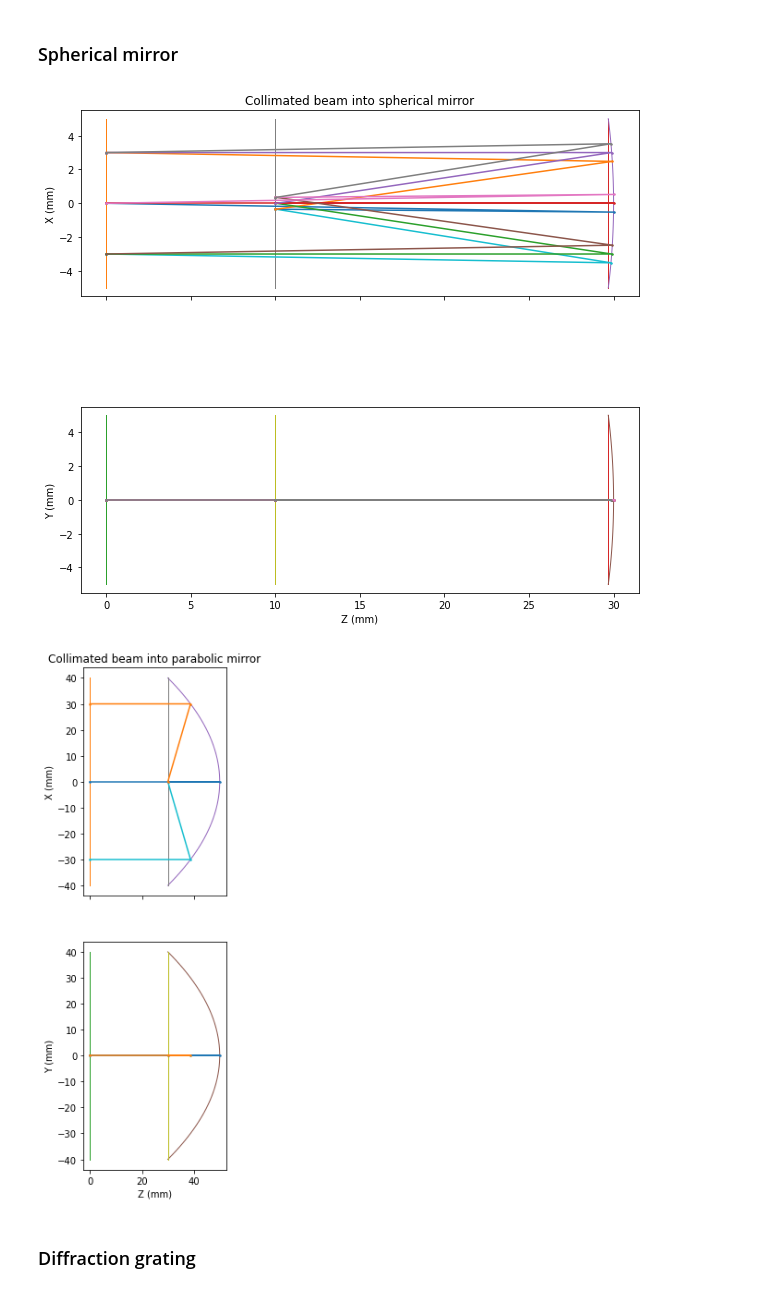
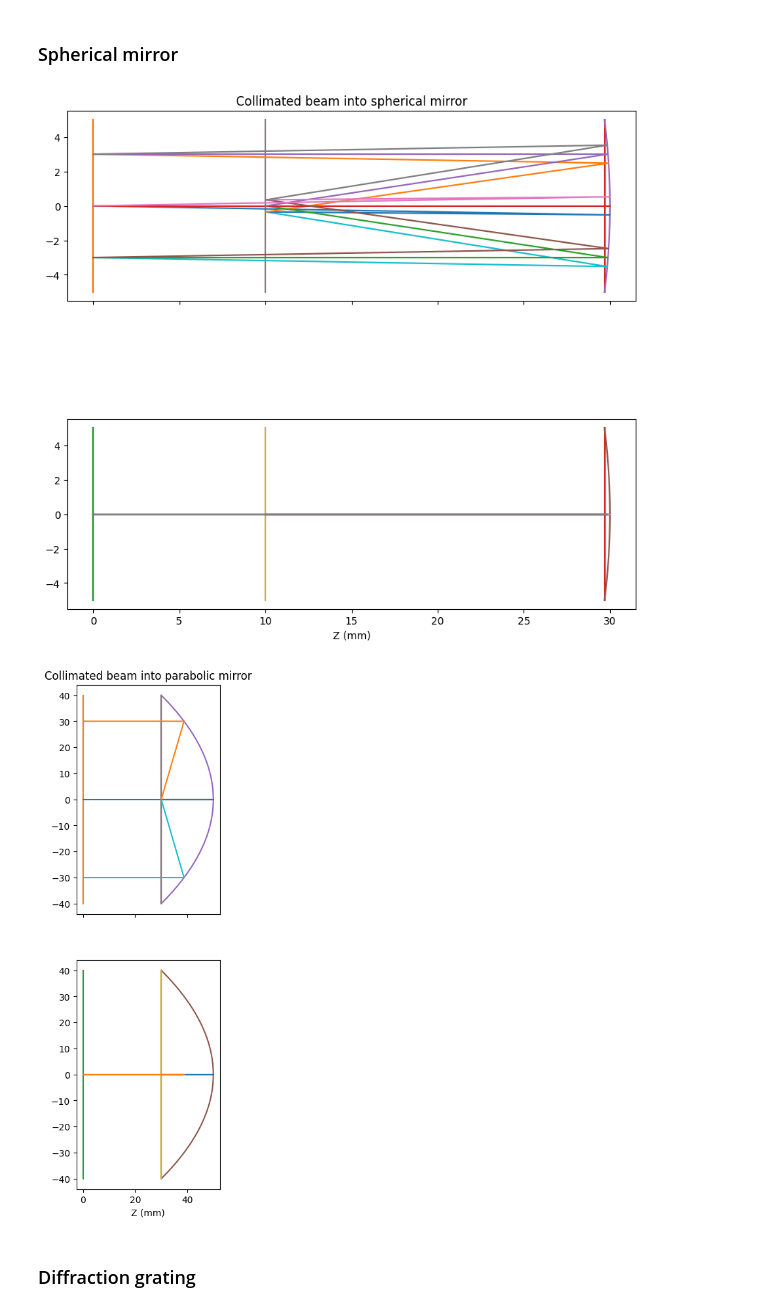
Before and after one commit to bassistTech/rayTrace, a Jupyter notebook: notebooks/ray trace test.ipynb, the cells around one changed output. Cells and saved outputs as stored; diff of their text form; code cells hidden in the pictures.

```diff
--- a/notebooks/ray trace test.ipynb
+++ b/notebooks/ray trace test.ipynb
@@ -151,45 +152,45 @@ def test4():
     wavls = np.array([0.000633])
     ray_table = rtt.new_ray_table(geometry, field_rays, pupil_points, wavls, infinite = True)
     rtt.propagate_ray(ray_table, geometry)
-    axd = rtt.new_plot_xy(figsize = (10, 10))
-    rtt.plot_faces(axd, geometry)
-    rtt.plot_rays(axd, geometry, ray_table, marker = '.', markersize = 3)
+    axd = rtd.new_plot_xy(figsize = (10, 10))
+    rtd.plot_faces(axd, geometry)
+    rtd.plot_rays(axd, geometry, ray_table, marker = '.', markersize = 3)
     axd["axs"][0].set_title("Collimated beam into spherical mirror")
 
 test4()
 # %% [output]
-[figure, old version]
+[figure, new version]
 # %%
 def test5():
     surface_list = [
         {"surf": "dummy", "dist": 50, "draw_radius": 40},
         {
             "surf": "conic",
             "dist": -20,
             "c": -1 / 40,
             "k": -1,
             "mirror": 1,
             "draw_radius": 40,
         },
         {"surf": "dummy", "dist": 0, "draw_radius": 40},
     ]
     geometry = rtt.build_geometry(surface_list)
 
     lsf = [0]
     lsp = np.linspace(-30, 30, 3)
     field_rays = np.array([np.array([x*np.pi/180, 0, 1]) for x in lsf])
     pupil_points = np.array([np.array([x, 0, 0]) for x in lsp])
     wavls = np.array([0.000633])
     ray_table = rtt.new_ray_table(geometry, field_rays, pupil_points, wavls, infinite = True)
     rtt.propagate_ray(ray_table, geometry)
-    axd = rtt.new_plot_xy(figsize = (10, 10))
-    rtt.plot_faces(axd, geometry)
-    rtt.plot_rays(axd, geometry, ray_table, marker = '.', markersize = 3)
+    axd = rtd.new_plot_xy(figsize = (10, 10))
+    rtd.plot_faces(axd, geometry)
+    rtd.plot_rays(axd, geometry, ray_table, marker = '.', markersize = 3)
     axd["axs"][0].set_title("Collimated beam into parabolic mirror")
 
 test5()
 # %% [output]
-[figure, old version]
+[figure, new version]
 # %% [markdown]
 ### Diffraction grating
 # %%
```
Also changed, not shown: parts of 12 cells of this notebook, 9 other files.
